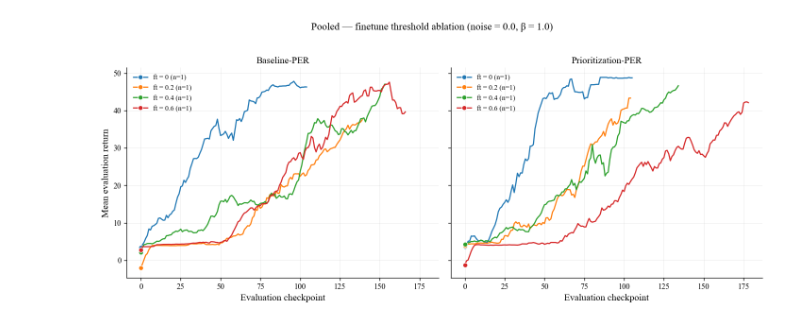
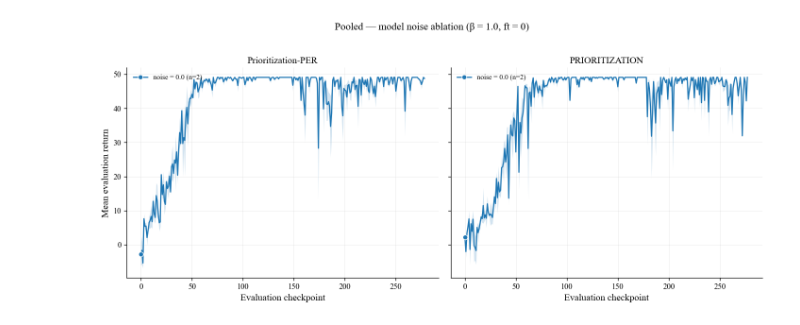
Before and after one commit to your-profile/OfflineNeuroloop, a Jupyter notebook: src/results/graphs_finetune.ipynb, the cells around one changed output. Saved outputs shown, nothing was run; the diff lists cells and outputs as text; code cells hidden in the pictures.

```diff
--- a/src/results/graphs_finetune.ipynb
+++ b/src/results/graphs_finetune.ipynb
@@ -40,7 +43,7 @@ mpl.rcParams.update({
 
 TASKS_TO_PLOT = ["Passive", "Active", "Pooled"]
 # %%
-DATA_FILE = "trial_results_finetuning_priority_aug_betafix.csv"
+DATA_FILE = "trial_results_finetuning.csv"
 SEED_COLUMN = "parameters_experiment_random_state"
 # "results_success_rate" or "results_total_reward" (reward is mean return per eval checkpoint)
 METRIC = "results_total_reward"
@@ -50,8 +53,8 @@ METRIC_LABELS = {
     "results_steps": "Steps at evaluation",
 }
 METRIC_LABEL = METRIC_LABELS[METRIC]
-WINDOW_SIZE =  10
-FINAL_WINDOW = 10
+WINDOW_SIZE =  1
+FINAL_WINDOW = 1
 # Best-curve selection: reward (high y) + speed (fewer checkpoints to strong return)
 CURVE_PEAK_WEIGHT = 0.5       # reward = blend of peak and terminal return
 CURVE_REWARD_WEIGHT = 0.5     # weight on reward vs speed when picking best curve
@@ -65,7 +68,9 @@ BETA_COLUMN = "parameters_neural_beta"
 FT_COLUMN = "parameters_experiment_finetune_threshold"
 
 ABLATION_NOISE_BASELINE_BETA = 1.0
+ABLATION_NOISE_BASELINE_FT = 0.0
 ABLATION_BETA_BASELINE_NOISE = 0.0
+ABLATION_BETA_BASELINE_FT = 0.0
 ABLATION_FT_BASELINE_NOISE = 0.0
 ABLATION_FT_BASELINE_BETA = 1.0
 ABLATION_CONDITION = "Baseline-PER"
@@ -664,7 +732,7 @@ def plot_conditions_best_per_task_condition(
 # %%
-# --- Finetune-threshold ablation: one figure per task ---
-# Subplots = neural conditions; lines = finetune_threshold (noise=0, β=1)
-plot_finetune_threshold_ablation(agg, min_lines=1)
+# --- Model-noise ablation: one figure per task ---
+# Subplots = neural conditions; lines = model noise (β=1, ft=0)
+plot_ablation_for_each_task(agg, ablation_kind="noise", min_lines=1)
 # %% [output]
-[figure, old version]
+[figure, new version]
 # %%
```
Also changed, not shown: parts of 11 cells of this notebook, 7 other files.
